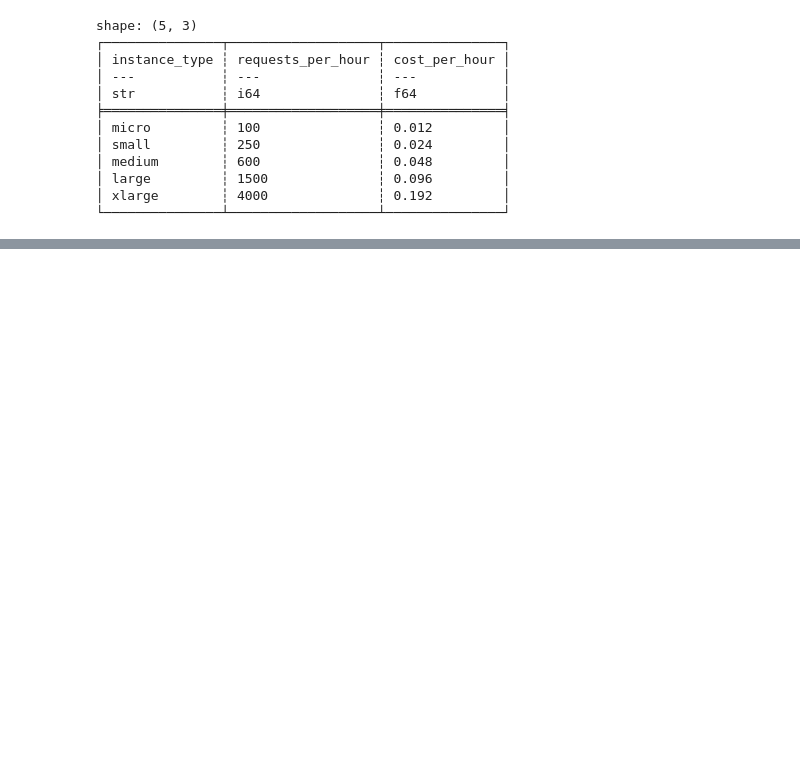
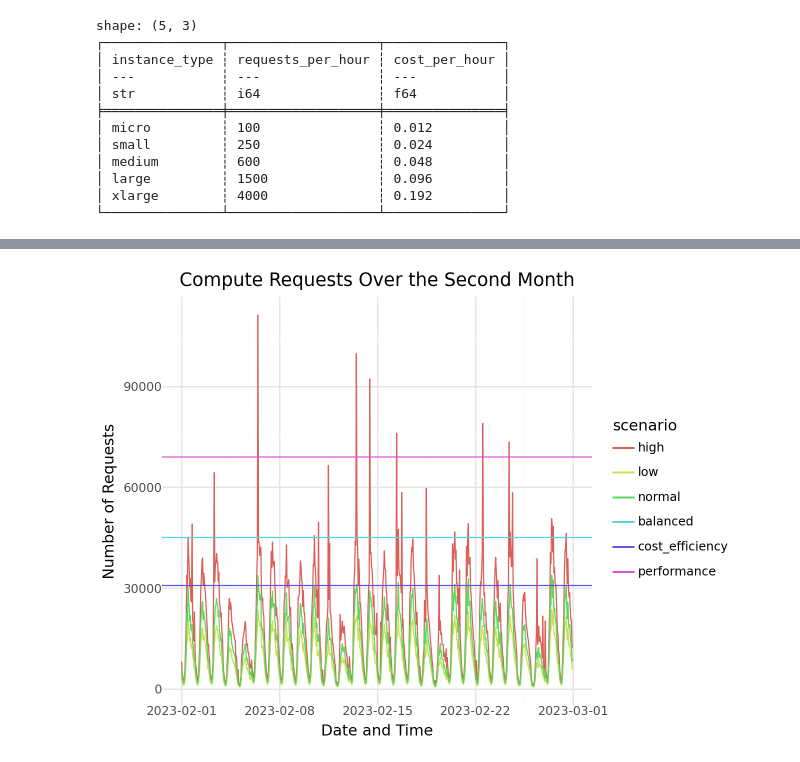
Before and after one commit to dantonnoriega/csulb-data-day-2025, a Jupyter notebook: danton_solutions_csulb_data_day_2025.ipynb, the cells around one changed output, grey strips where cells are left out. Saved outputs shown, nothing was run; the diff lists cells and outputs as text; code cells hidden in the pictures; blank space fills up the shorter version.

```diff
--- a/danton_solutions_csulb_data_day_2025.ipynb
+++ b/danton_solutions_csulb_data_day_2025.ipynb
@@ -191,0 +250,24 @@ shape: (5, 3)
+# %%
+# prompt: filter data frame `scenarios_df` to the second month of data then create a line plot using plotnine grouped by `scenario` with x = "datetime" and y = "requests". finally, layer in horizontal lines where y = "hourly_capacity" grouped by `strategy`
+# (edits required)
+
+second_month_df = scenarios_df.filter(
+    pl.col("datetime").dt.month() == 2
+)
+
+(
+    p9.ggplot(second_month_df, p9.aes(x="datetime", y="requests", color="scenario"))
+    + p9.geom_line()
+    + p9.geom_hline(
+        p9.aes(yintercept="hourly_capacity", color="strategy"),
+        data=allocation_df,
+    )
+    + p9.labs(
+        title="Compute Requests Over the Second Month",
+        x="Date and Time",
+        y="Number of Requests",
+    )
+    + p9.theme_minimal()
+)
+# %% [output]
+[figure, added]
```
Also changed, not shown: parts of 9 cells of this notebook.
